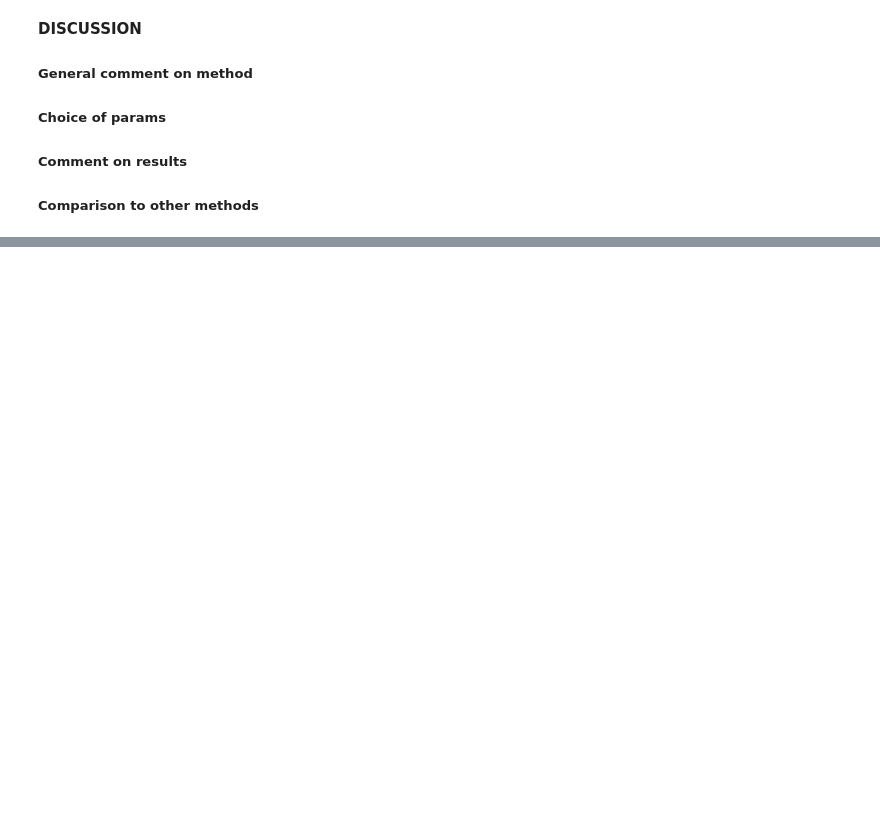
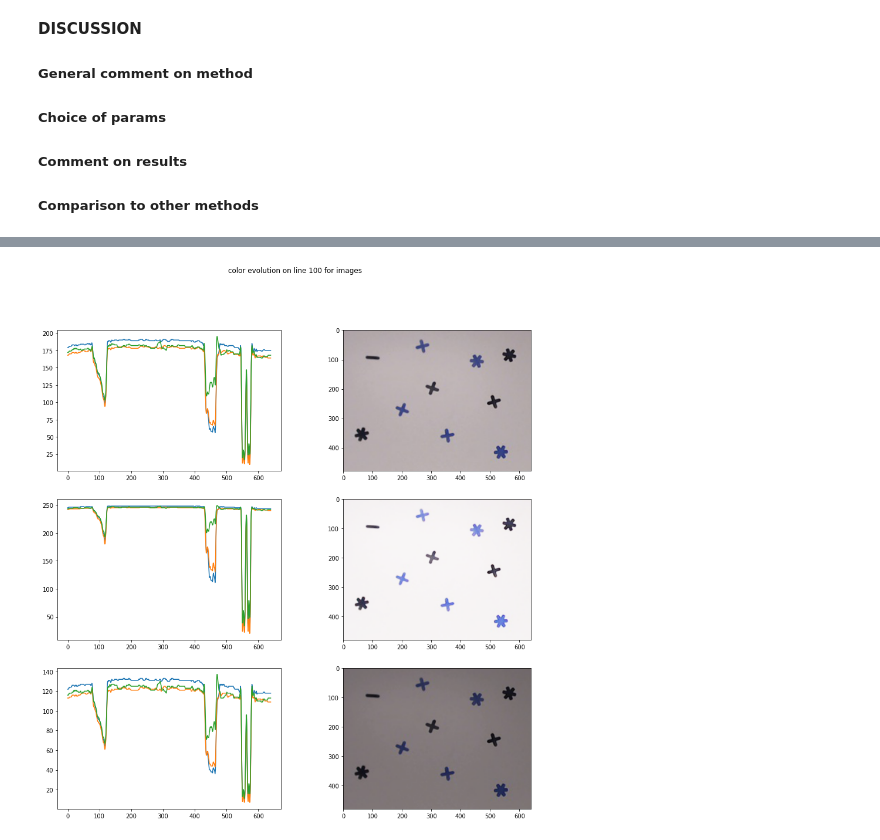
Before and after one commit to Andrea-Oliveri/Image-Processing-Assignements, a Jupyter notebook: Lab 1/lab_01_segmentation.ipynb, the cells around one changed output, grey strips where cells are left out. Cells and saved outputs as stored; diff of their text form; code cells hidden in the pictures; blank space fills up the shorter version.

Commit message:
added k-means 2.3 double check areas | issues/improves written in WARNING

```diff
--- a/Lab 1/lab_01_segmentation.ipynb
+++ b/Lab 1/lab_01_segmentation.ipynb
@@ -564,0 +608,18 @@ There are 4862 blue pixels and 4182 black pixels
+# %%
+# just testing things below, ignore below
+fig, ax = plt.subplots(3, 2,figsize=(15,15))
+fig.suptitle('color evolution on line 100 for images')
+ax[0,0].plot(images[0][100,])
+ax[0,1].imshow(images[0])
+
+ax[1,0].plot(images[1][100,])
+ax[1,1].imshow(images[1])
+
+ax[2,0].plot(images[2][100,])
+ax[2,1].imshow(images[2])
+
+plt.show()
+
+# From graph -> potential issue around 400-500, we see gradual increase from blue to background
+# %% [output]
+[figure, added]
```
Also changed, not shown: parts of 9 cells of this notebook.
